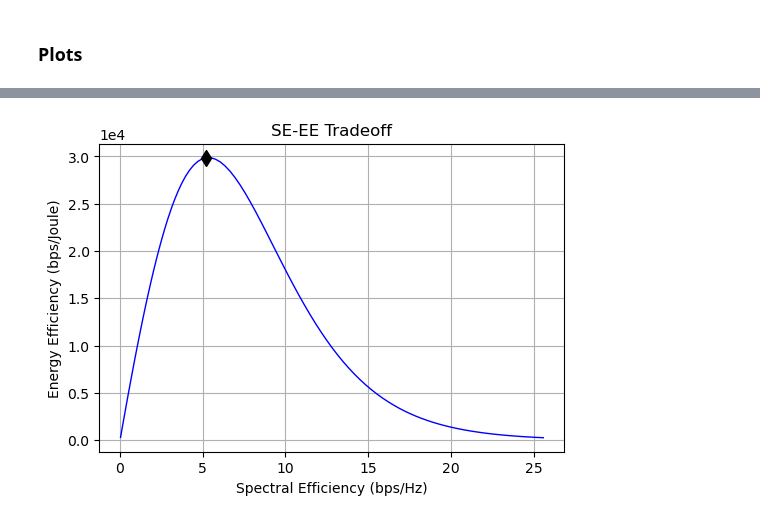
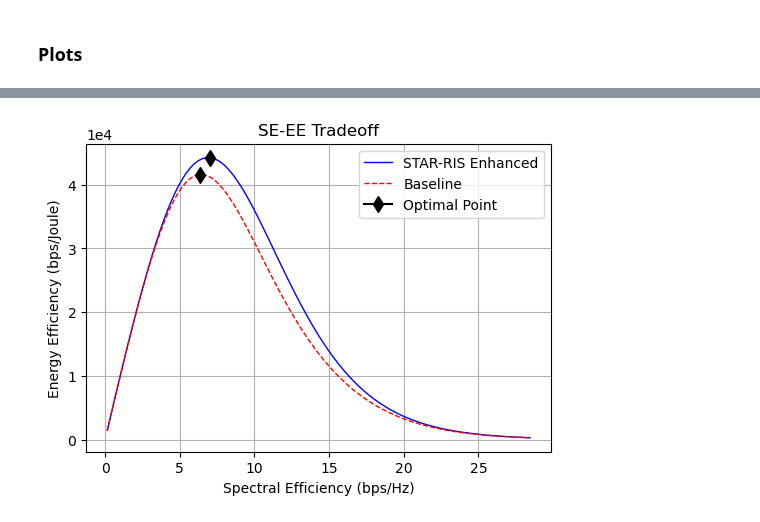
Before and after one commit to muhd-umer/comyx, a Jupyter notebook: simulations/star_ris_mc_noma.ipynb, the cells around one changed output, grey strips where cells are left out. Cells and saved outputs as stored; diff of their text form; code cells hidden in the pictures.

```diff
--- a/simulations/star_ris_mc_noma.ipynb
+++ b/simulations/star_ris_mc_noma.ipynb
@@ -12,7 +12,7 @@ import matplotlib.pyplot as plt
 import numpy as np
 import simcomm.metrics as metrics
 import simcomm.utils as utils
-from simcomm.fading import get_channel, get_fading, rician_fading
+from simcomm.channel import get_channel, get_fading
 from simcomm.visualize import plot_network
 
 plt.style.use("default")
@@ -20,6 +20,7 @@ plt.rcParams["figure.figsize"] = (6, 4)
 
 os.makedirs("./data/star_ris_mc_noma/", exist_ok=True)
 save_dir = os.path.abspath("./data/star_ris_mc_noma/")
+load_dir = os.path.abspath("./data/mc_noma/")
 # %% [markdown]
 ### System Model
 # %% [markdown]
@@ -77,20 +79,12 @@ def compute_coefficients(L):
     """
     Compute the reflection and transmission coefficients of the RIS elements.
     """
-    beta_r = np.zeros((L), dtype=np.float64)
-    beta_t = np.zeros((L), dtype=np.float64)
-    theta_r = np.zeros((L), dtype=np.float64)
-    theta_t = np.zeros((L), dtype=np.float64)
-    reflection_mat = np.zeros((L, L), dtype=np.complex128)
-    transmission_mat = np.zeros((L, L), dtype=np.complex128)
-
-    for l in range(L):
-        beta_r[l] = np.random.uniform(0, 1)
-        beta_t[l] = 1 - beta_r[l]
-        theta_r[l] = np.random.uniform(np.pi, 2 * np.pi)
-        theta_t[l] = np.random.uniform(np.pi, 2 * np.pi)
-        reflection_mat[l, l] = np.sqrt(beta_r[l]) * np.exp(1j * theta_r[l])
-        transmission_mat[l, l] = np.sqrt(beta_t[l]) * np.exp(1j * theta_t[l])
+    beta_r = np.random.uniform(0, 1, L)
+    beta_t = 1 - beta_r
+    theta_r = np.random.uniform(0, 2 * np.pi, L)
+    theta_t = np.random.uniform(0, 2 * np.pi, L)
+    reflection_mat = np.diag(np.sqrt(beta_r) * np.exp(1j * theta_r))
+    transmission_mat = np.diag(np.sqrt(beta_t) * np.exp(1j * theta_t))
 
     return beta_r, beta_t, theta_r, theta_t, reflection_mat, transmission_mat
 # %%
@@ -126,7 +120,7 @@ def compute_channel_gains(
             h_mr[m, l] = get_channel(get_fading("rayleigh"), distance_mr_mat[m], ETA)
             for n in range(N):
                 h_rn[m, l, n] = get_channel(
-                    get_fading("rician", K=K_rice, P_los=2, link=False),
+                    get_fading("rician", K=K_rice, P_los=2, link=True),
                     distance_rn_mat[m, n],
                     ETA,
                 )
@@ -159,6 +153,10 @@ spectral_eff = np.zeros((S, len(Pt_lin)))
 r_min = 1
 
 for mc in range(S):
+    user_pos = utils.randomize_user_pos(
+        bs_pos, user_pos, edge_idx=1, r_min=[30, 0, 20], r_max=[120, 0, 80]
+    )
+
     # Compute distances between BSs, RISs and users
     distance_mn_mat, distance_mr_mat, distance_rn_mat = compute_distances(
         bs_pos, ris_pos, user_pos
@@ -170,8 +168,8 @@ for mc in range(S):
     )
 
     # Assigning alpha factors for fixed allocation
-    alpha_1f = 0.75
-    alpha_2f = 0.83
+    alpha_1f = np.random.uniform(0.7, 0.8)  # for cell-edge user by BS 1
+    alpha_2f = np.random.uniform(0.75, 0.85)  # for cell-edge user by BS 2
 
     for i in range(len(Pt_lin)):
         # Rate for user 1
@@ -264,24 +286,32 @@ plt.show()
 # %%
 # SE-EE tradeoff
 np.save(os.path.join(save_dir, "avg_spectral_eff.npy"), avg_spectral_eff)
 np.save(os.path.join(save_dir, "avg_energy_eff.npy"), avg_energy_eff)
+mc_avg_spectral_eff = np.load(os.path.join(load_dir, "avg_spectral_eff.npy"))
+mc_avg_energy_eff = np.load(os.path.join(load_dir, "avg_energy_eff.npy"))
 
 fig, ax = plt.subplots(figsize=(6, 4))
-plt.plot(avg_spectral_eff, avg_energy_eff, "b-", linewidth=1)
+plt.plot(avg_spectral_eff, avg_energy_eff, "b-", label="STAR-RIS Enhanced", linewidth=1)
+plt.plot(mc_avg_spectral_eff, mc_avg_energy_eff, "r--", linewidth=1, label="Baseline")
 plt.xlabel("Spectral Efficiency (bps/Hz)")
 plt.ylabel("Energy Efficiency (bps/Joule)")
 plt.title("SE-EE Tradeoff")
 plt.grid()
 
 # Find the peak point
 peak_idx = np.argmax(avg_energy_eff)
+mc_peak_idx = np.argmax(mc_avg_energy_eff)
 peak_x = avg_spectral_eff[peak_idx]
 peak_y = avg_energy_eff[peak_idx]
+mc_peak_x = mc_avg_spectral_eff[mc_peak_idx]
+mc_peak_y = mc_avg_energy_eff[mc_peak_idx]
 
 # Add a marker at the peak point
-plt.plot(peak_x, peak_y, marker="d", markersize=8, color="black")
+plt.plot(peak_x, peak_y, marker="d", markersize=8, color="black", label="Optimal Point")
+plt.plot(mc_peak_x, mc_peak_y, marker="d", markersize=8, color="black")
 plt.ticklabel_format(axis="y", style="sci", scilimits=(0, 0))
 plt.savefig(os.path.join(save_dir, "se_ee_tradeoff.pdf"), bbox_inches="tight")
+plt.legend()
 plt.show()
 # %% [output]
-[figure, old version]
+[figure, new version]
```
Also changed, not shown: parts of 3 cells of this notebook.
